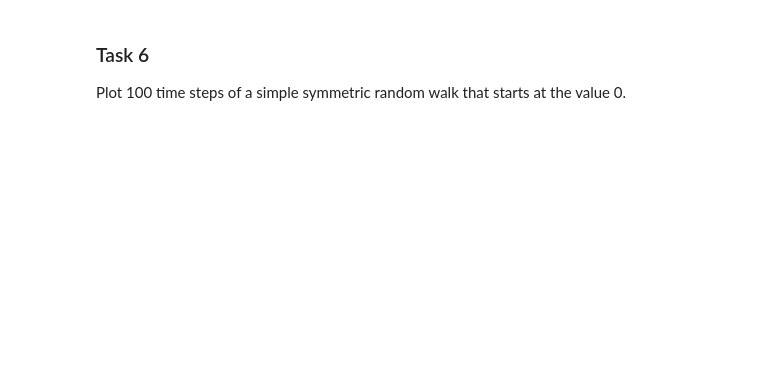
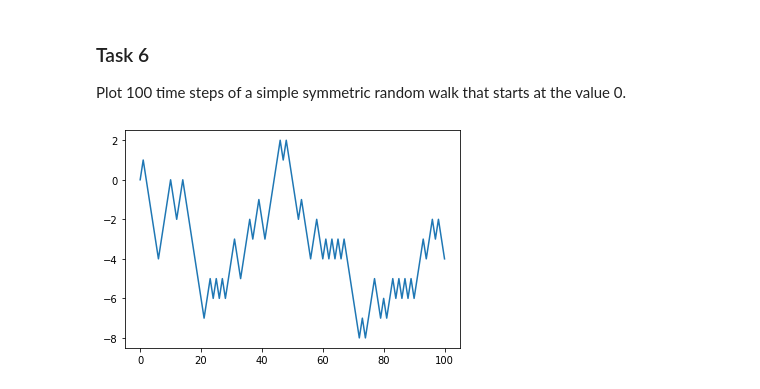
Before and after one commit to robkravec/computing_bootcamp_2020, a Jupyter notebook: exercises/python_programming_tasks.ipynb, the cells around one changed output. Cells and saved outputs as stored; diff of their text form; code cells hidden in the pictures; blank space fills up the shorter version.

```diff
--- a/exercises/python_programming_tasks.ipynb
+++ b/exercises/python_programming_tasks.ipynb
@@ -254,3 +272,30 @@ distribution of your choice.
 ### Task 6
 
 Plot 100 time steps of a simple symmetric random walk that starts at the value 0.
+# %%
+# Python code for 1-D random walk.
+# Modified from source code on from https://www.geeksforgeeks.org/random-walk-implementation-python/
+
+import random
+
+# statically defining the starting position
+start = 0
+positions = [start]
+
+# creating the random points
+rr = np.random.random(100)
+# We'll say that if the random value is <= 0.5, the position decreases by 1. If random value > 0.5,
+# the position increases by 1
+
+# Go through each entry of the 100 random variables and increase or decrease position according to value
+for entry in rr:
+    if entry <= 0.5:
+        positions.append(positions[-1] - 1)
+    else:
+        positions.append(positions[-1] + 1)
+
+# Plot graph of 1-D random walk
+plt.plot(positions)
+plt.show()
+# %% [output]
+[figure, added]
```
Also changed, not shown: parts of 3 cells of this notebook.
